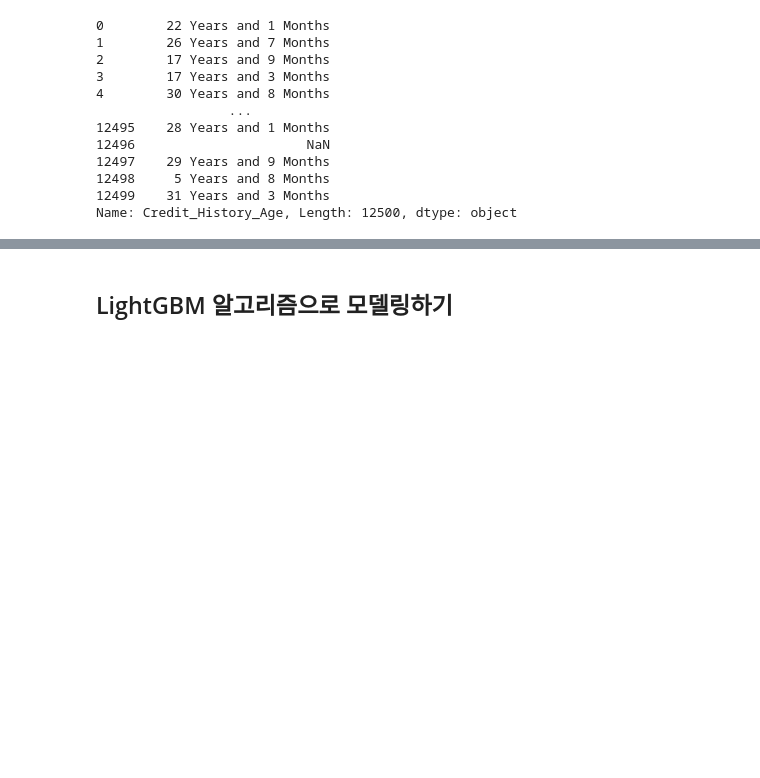
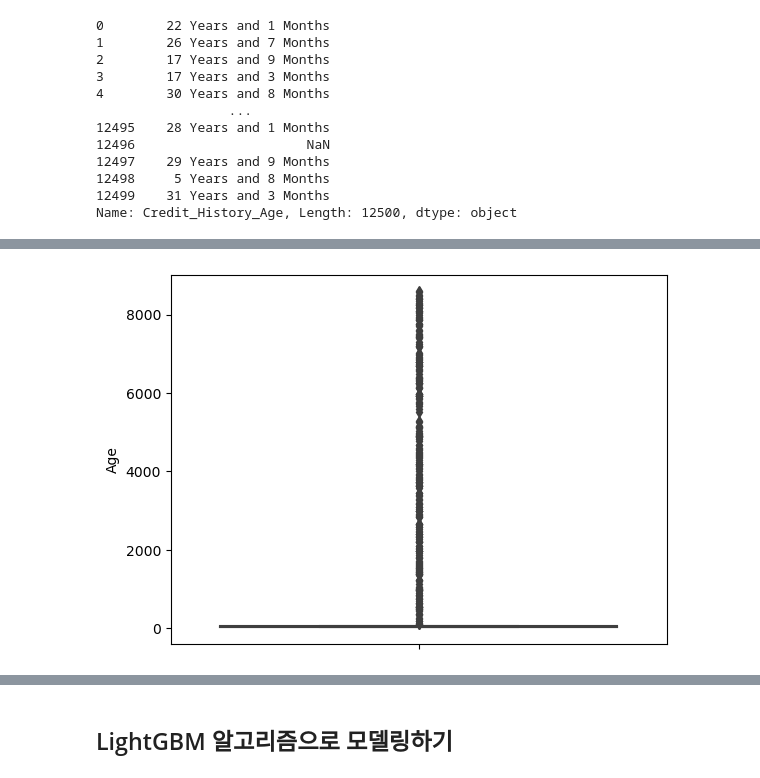
Before and after one commit to sajacaros/bootcamp_playground, a Jupyter notebook: 파이썬으로할수있는모든것/part6/ch06_LightGBM.ipynb, the cells around one changed output, grey strips where cells are left out. Drawn from its saved outputs; the diff is of its cells as text; code cells hidden in the pictures; blank space fills up the shorter version.

```diff
--- a/파이썬으로할수있는모든것/part6/ch06_LightGBM.ipynb
+++ b/파이썬으로할수있는모든것/part6/ch06_LightGBM.ipynb
@@ -163,6 +184,6 @@ series.str.extract(r'(\d+.\d+|\d+)')
 # %%
 for o_name in numeric_objs:
-    credit_df[o_name] = pd.to_numeric(credit_df[o_name].str.extract(r'(\d+.\d+|\d+)', expand=False))
+    credit_df[o_name] = pd.to_numeric(credit_df[o_name].str.extract(r'(-?\d+.\d+|-?\d+)', expand=False))
 credit_df.info()
 # %% [output]
 <class 'pandas.core.frame.DataFrame'>
@@ -213,0 +261,2 @@ credit_df['Credit_History_Age'] = credit_df['Credit_History_Age'].apply(get_mont
+# %%
+credit_df = credit_df[credit_df['Age']>=0]
@@ -213,0 +279,5 @@ credit_df['Credit_History_Age'] = credit_df['Credit_History_Age'].apply(get_mont
+# %%
+sns.boxplot(data=credit_df, y='Age')
+plt.show()
+# %% [output]
+[figure, added]
```
Also changed, not shown: parts of 127 cells of this notebook, 3 other files.
